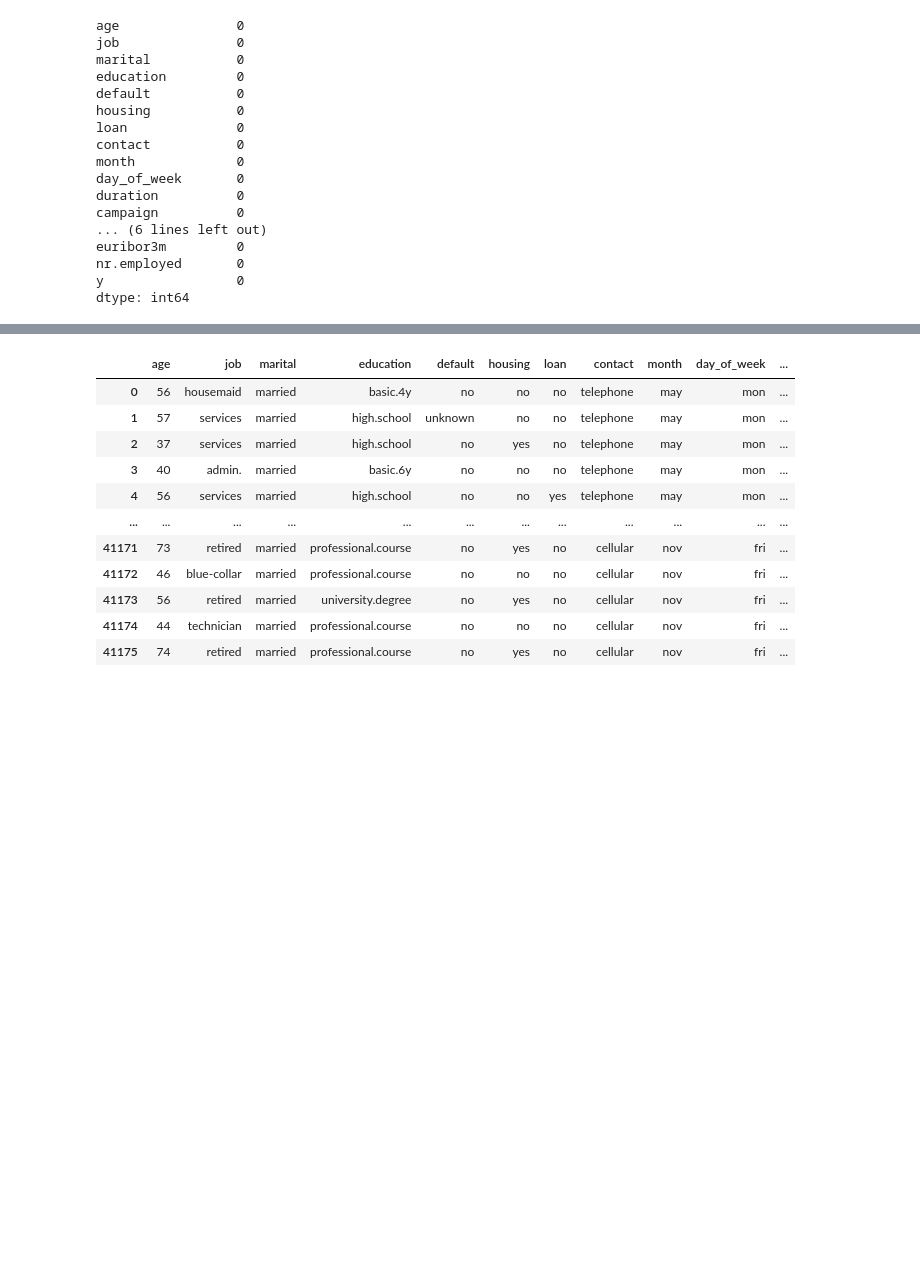
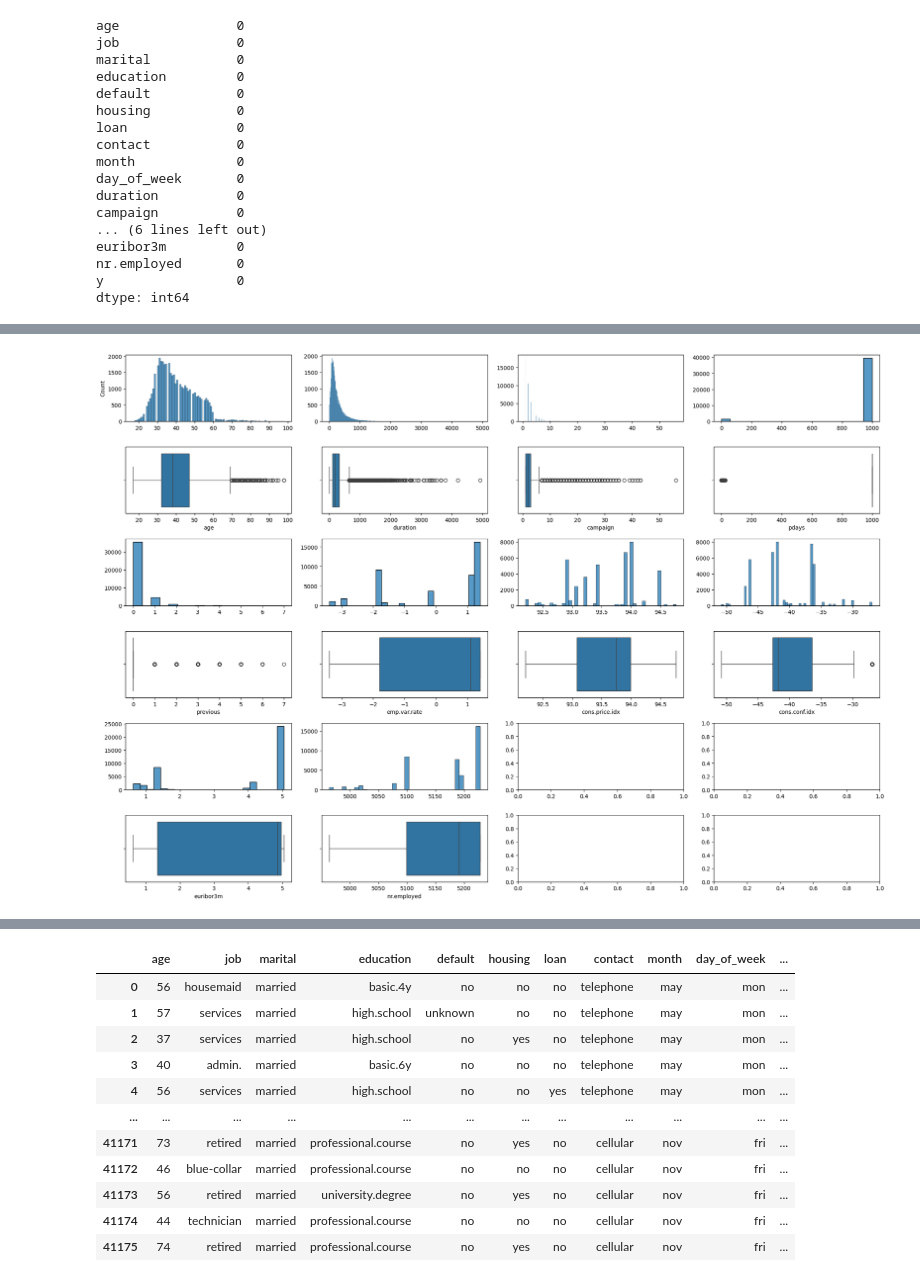
Before and after one commit to 4GeeksAcademy/machine-learning-python-template-1904, a Jupyter notebook: src/explore.ipynb, the cells around one changed output, grey strips where cells are left out. Saved outputs shown, nothing was run; the diff lists cells and outputs as text; code cells hidden in the pictures; blank space fills up the shorter version.

```diff
--- a/src/explore.ipynb
+++ b/src/explore.ipynb
@@ -60,0 +115,29 @@ dtype: int64
+# %%
+#Analisis Variables Numericas
+fig, axis = plt.subplots(6, 4, figsize = (20, 14))
+
+sns.histplot(ax = axis[0, 0], data = df, x = "age").set(xlabel = None)
+sns.boxplot(ax = axis[1, 0], data = df, x = "age")
+sns.histplot(ax = axis[0, 1], data = df, x = "duration").set(xlabel = None, ylabel = None)
+sns.boxplot(ax = axis[1, 1], data = df, x = "duration")
+sns.histplot(ax = axis[0, 2], data = df, x = "campaign").set(xlabel = None, ylabel = None)
+sns.boxplot(ax = axis[1, 2], data = df, x = "campaign")
+sns.histplot(ax = axis[0, 3], data = df, x = "pdays").set(xlabel = None, ylabel = None)
+sns.boxplot(ax = axis[1, 3], data = df, x = "pdays")
+sns.histplot(ax = axis[2, 0], data = df, x = "previous").set(xlabel = None, ylabel = None)
+sns.boxplot(ax = axis[3, 0], data = df, x = "previous")
+sns.histplot(ax = axis[2, 1], data = df, x = "emp.var.rate").set(xlabel = None, ylabel = None)
+sns.boxplot(ax = axis[3, 1], data = df, x = "emp.var.rate")
+sns.histplot(ax = axis[2, 2], data = df, x = "cons.price.idx").set(xlabel = None, ylabel = None)
+sns.boxplot(ax = axis[3, 2], data = df, x = "cons.price.idx")
+sns.histplot(ax = axis[2, 3], data = df, x = "cons.conf.idx").set(xlabel = None, ylabel = None)
+sns.boxplot(ax = axis[3, 3], data = df, x = "cons.conf.idx")
+sns.histplot(ax = axis[4, 0], data = df, x = "euribor3m").set(xlabel = None, ylabel = None)
+sns.boxplot(ax = axis[5, 0], data = df, x = "euribor3m")
+sns.histplot(ax = axis[4, 1], data = df, x = "nr.employed").set(xlabel = None, ylabel = None)
+sns.boxplot(ax = axis[5, 1], data = df, x = "nr.employed")
+
+plt.tight_layout()
+plt.show()
+# %% [output]
+[figure, added]
```
Also changed, not shown: parts of 5 cells of this notebook, 1 other file.
